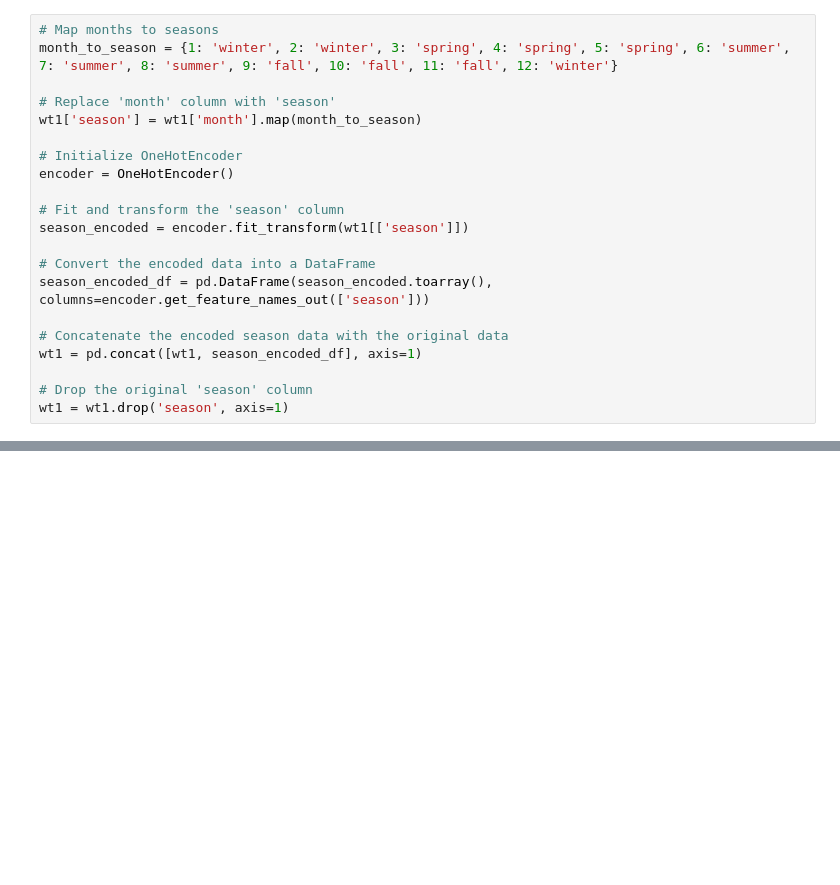
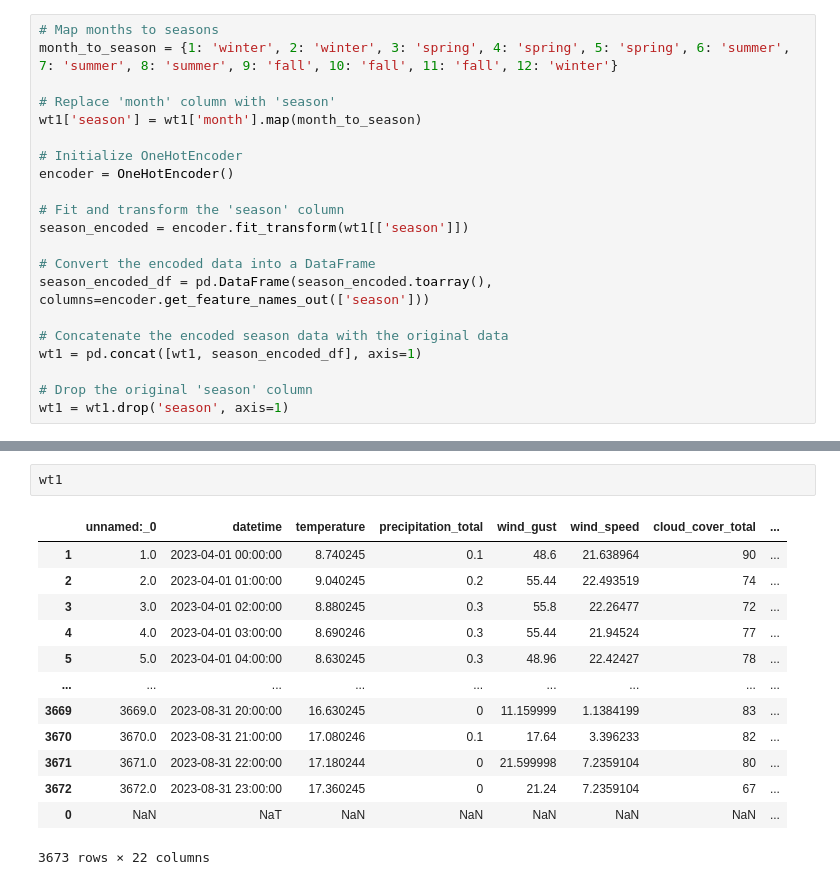
Before and after one commit to alexhronov/analiz_samokatov, a Jupyter notebook: sample.ipynb, the cells around one changed output, grey strips where cells are left out. Drawn from its saved outputs; the diff is of its cells as text; blank space fills up the shorter version.

```diff
--- a/sample.ipynb
+++ b/sample.ipynb
@@ -272,0 +316,16 @@ R-squared Score: 0.7378622385423046
+# %%
+wt1
+# %% [output]
+|  | unnamed:_0 | datetime | temperature | precipitation_total | wind_gust | wind_speed | cloud_cover_total | ... |
+| 1 | 1.0 | 2023-04-01 00:00:00 | 8.740245 | 0.1 | 48.6 | 21.638964 | 90 | ... |
+| 2 | 2.0 | 2023-04-01 01:00:00 | 9.040245 | 0.2 | 55.44 | 22.493519 | 74 | ... |
+| 3 | 3.0 | 2023-04-01 02:00:00 | 8.880245 | 0.3 | 55.8 | 22.26477 | 72 | ... |
+| 4 | 4.0 | 2023-04-01 03:00:00 | 8.690246 | 0.3 | 55.44 | 21.94524 | 77 | ... |
+| 5 | 5.0 | 2023-04-01 04:00:00 | 8.630245 | 0.3 | 48.96 | 22.42427 | 78 | ... |
+| ... | ... | ... | ... | ... | ... | ... | ... | ... |
+| 3669 | 3669.0 | 2023-08-31 20:00:00 | 16.630245 | 0 | 11.159999 | 1.1384199 | 83 | ... |
+| 3670 | 3670.0 | 2023-08-31 21:00:00 | 17.080246 | 0.1 | 17.64 | 3.396233 | 82 | ... |
+| 3671 | 3671.0 | 2023-08-31 22:00:00 | 17.180244 | 0 | 21.599998 | 7.2359104 | 80 | ... |
+| 3672 | 3672.0 | 2023-08-31 23:00:00 | 17.360245 | 0 | 21.24 | 7.2359104 | 67 | ... |
+| 0 | NaN | NaT | NaN | NaN | NaN | NaN | NaN | ... |
+3673 rows × 22 columns
```
Also changed, not shown: parts of 8 cells of this notebook.
